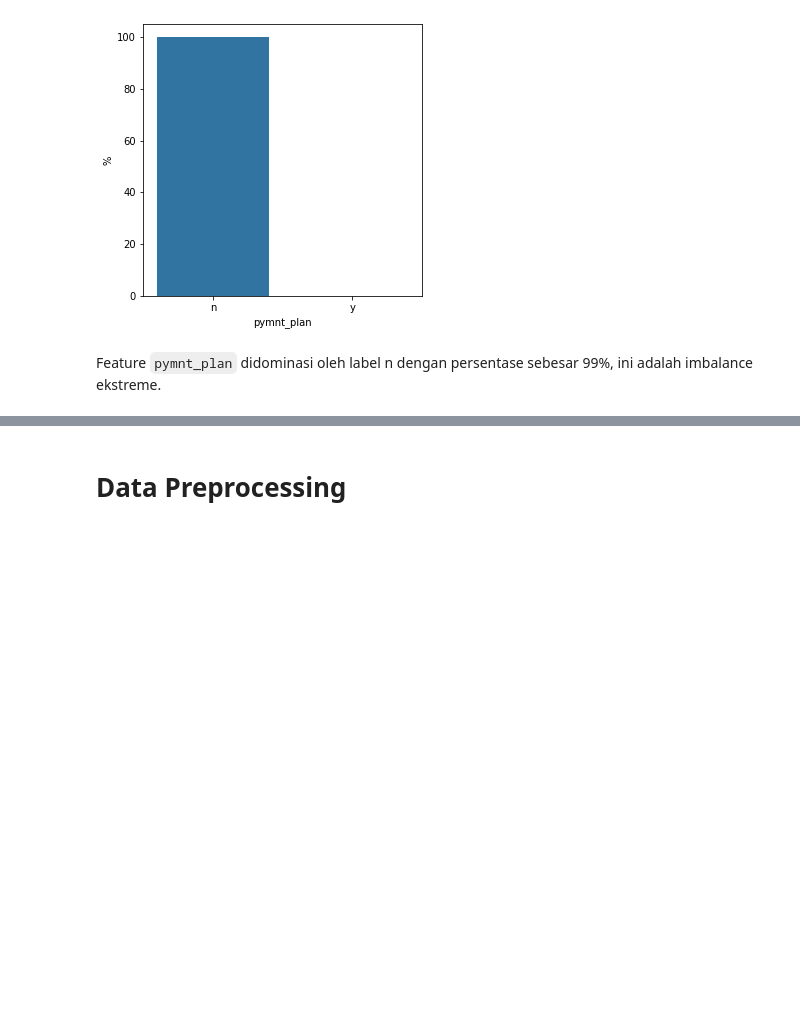
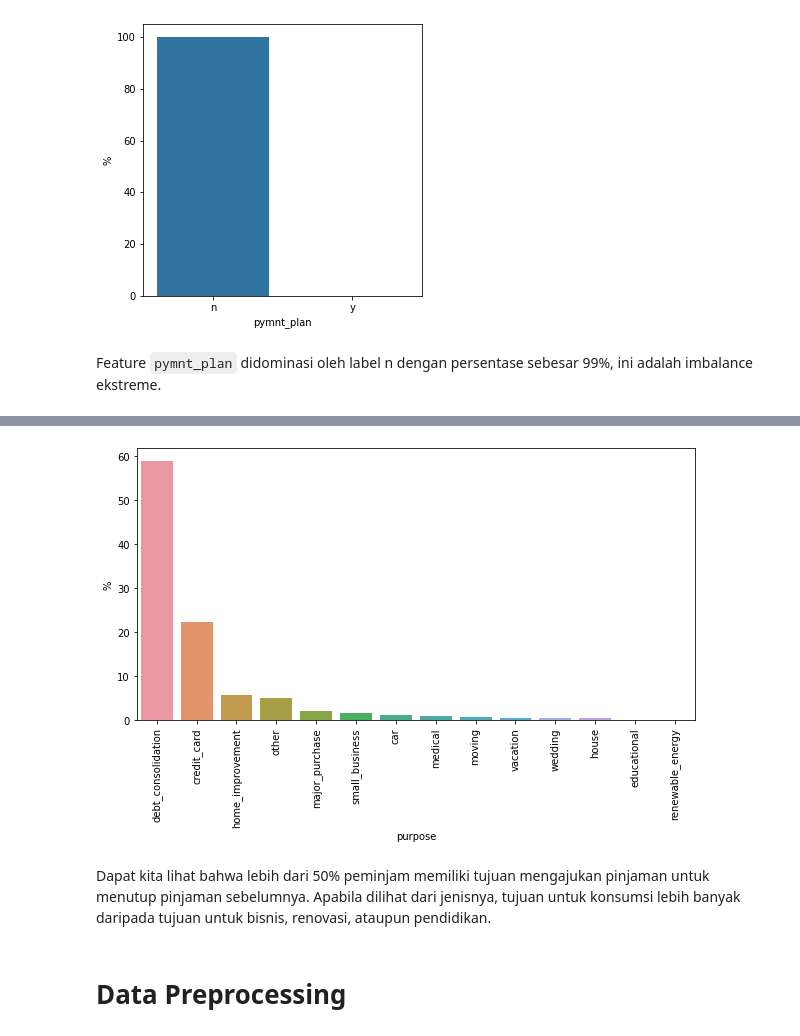
Before and after one commit to bayubagusbagaswara/CreditRiskPrediction, a Jupyter notebook: CreditRiskPrediction.ipynb, the cells around one changed output, grey strips where cells are left out. Cells and saved outputs as stored; diff of their text form; code cells hidden in the pictures; blank space fills up the shorter version.

Commit message:
feature purpose

```diff
--- a/CreditRiskPrediction.ipynb
+++ b/CreditRiskPrediction.ipynb
@@ -580,0 +583,7 @@ Feature `pymnt_plan` didominasi oleh label n dengan persentase sebesar 99%, ini
+# %%
+# hitung persentase feature purpose
+purpose = data.groupby('purpose').agg({'id':'count'}).reset_index()
+purpose.columns = ['purpose', 'total']
+purpose['%'] = round(purpose.total*100/sum(purpose.total),3)
+purpose = purpose.sort_values('%', ascending=False)
+purpose
@@ -581,3 +606,13 @@ Feature `pymnt_plan` didominasi oleh label n dengan persentase sebesar 99%, ini
+# %%
+# plot feature purpose
+plt.figure(figsize=(10,5))
+sns.barplot(x=purpose['purpose'], y=purpose['%'])
+plt.xticks(rotation=90)
+plt.show()
+# %% [output]
+[figure, added]
+# %% [markdown]
+Dapat kita lihat bahwa lebih dari 50% peminjam memiliki tujuan mengajukan pinjaman untuk menutup pinjaman sebelumnya. Apabila dilihat dari jenisnya, tujuan untuk konsumsi lebih banyak daripada tujuan untuk bisnis, renovasi, ataupun pendidikan.
 # %% [markdown]
 # Data Preprocessing
 # %% [markdown]
```
Also changed, not shown: parts of 2 cells of this notebook.
